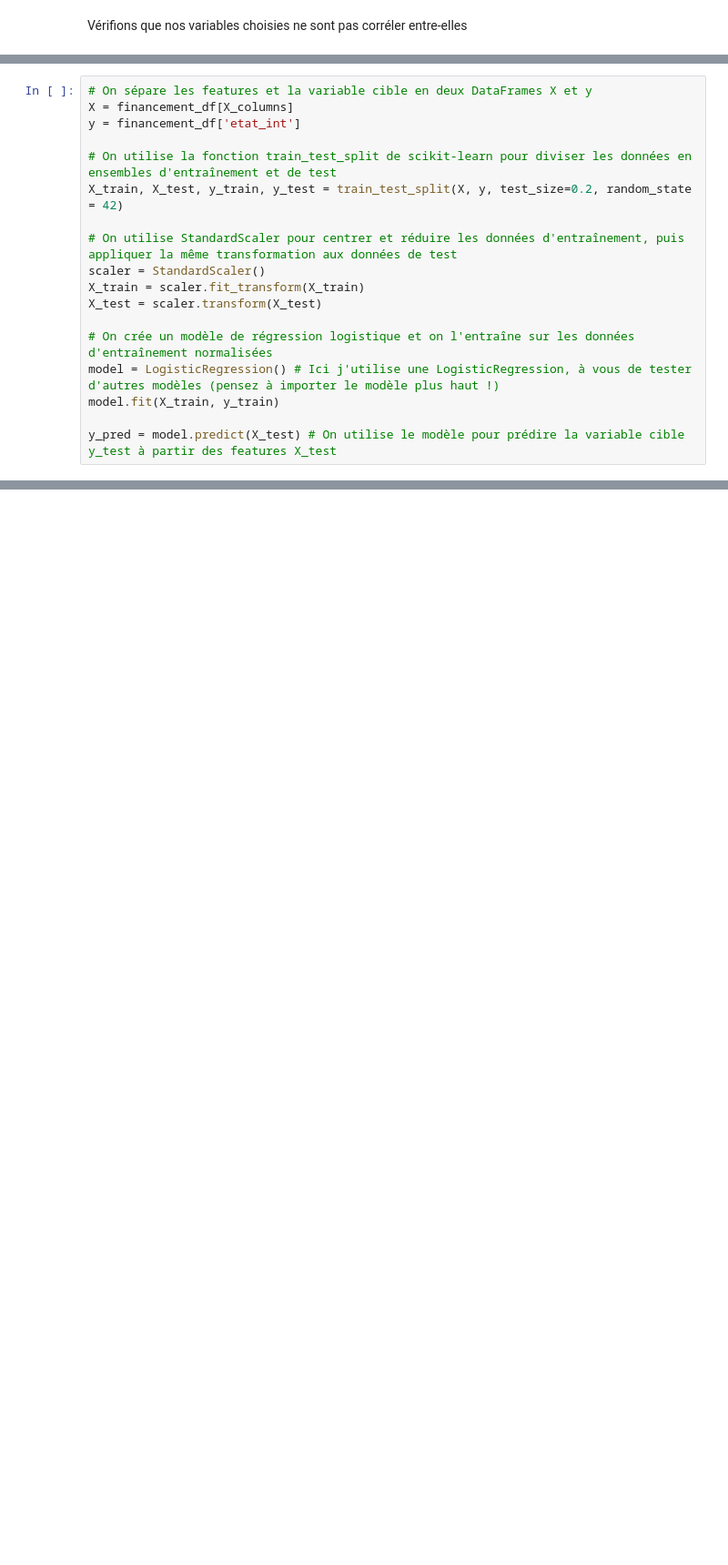
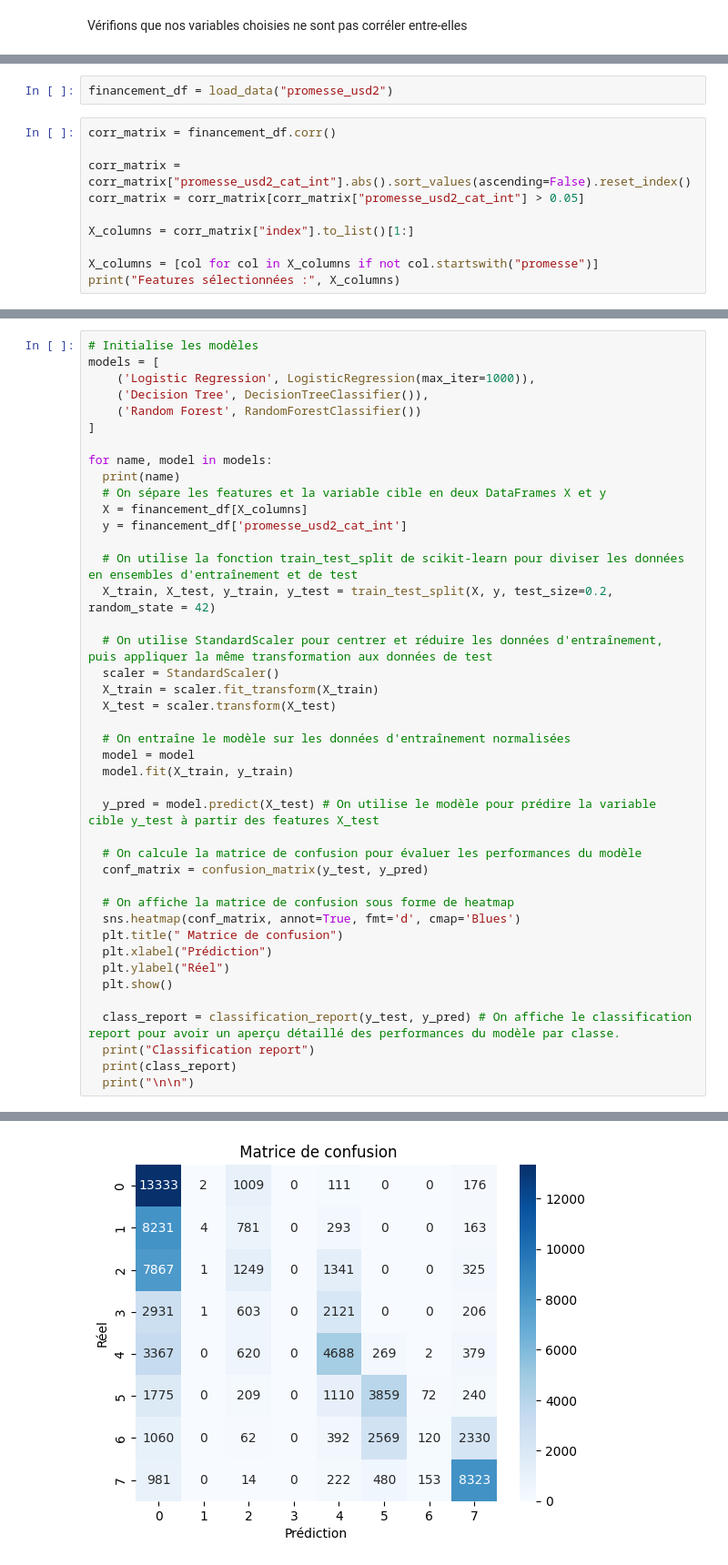
Before and after one commit to TheoKoess/Financement, a Jupyter notebook: Financement_Model.ipynb, the cells around one changed output, grey strips where cells are left out. Shown at 91% size. Drawn from its saved outputs; the diff is of its cells as text; blank space fills up the shorter version.

Commit message:
Ajout model montant

```diff
--- a/Financement_Model.ipynb
+++ b/Financement_Model.ipynb
@@ -155,0 +353,12 @@ plt.show()
+# %%
+financement_df = load_data("promesse_usd2")
+# %%
+corr_matrix = financement_df.corr()
+
+corr_matrix = corr_matrix["promesse_usd2_cat_int"].abs().sort_values(ascending=False).reset_index()
+corr_matrix = corr_matrix[corr_matrix["promesse_usd2_cat_int"] > 0.05]
+
+X_columns = corr_matrix["index"].to_list()[1:]
+
+X_columns = [col for col in X_columns if not col.startswith("promesse")]
+print("Features sélectionnées :", X_columns)
@@ -156,18 +425,43 @@ plt.show()
 # %%
-# On sépare les features et la variable cible en deux DataFrames X et y
-X = financement_df[X_columns]
-y = financement_df['etat_int']
+# Initialise les modèles
+models = [
+    ('Logistic Regression', LogisticRegression(max_iter=1000)),
+    ('Decision Tree', DecisionTreeClassifier()),
+    ('Random Forest', RandomForestClassifier())
+]
 
-# On utilise la fonction train_test_split de scikit-learn pour diviser les données en ensembles d'entraînement et de test
-X_train, X_test, y_train, y_test = train_test_split(X, y, test_size=0.2, random_state = 42)
+for name, model in models:
+  print(name)
+  # On sépare les features et la variable cible en deux DataFrames X et y
+  X = financement_df[X_columns]
+  y = financement_df['promesse_usd2_cat_int']
 
-# On utilise StandardScaler pour centrer et réduire les données d'entraînement, puis appliquer la même transformation aux données de test
-scaler = StandardScaler()
-X_train = scaler.fit_transform(X_train)
-X_test = scaler.transform(X_test)
+  # On utilise la fonction train_test_split de scikit-learn pour diviser les données en ensembles d'entraînement et de test
+  X_train, X_test, y_train, y_test = train_test_split(X, y, test_size=0.2, random_state = 42)
 
-# On crée un modèle de régression logistique et on l'entraîne sur les données d'entraînement normalisées
-model = LogisticRegression() # Ici j'utilise une LogisticRegression, à vous de tester d'autres modèles (pensez à importer le modèle plus haut !)
-model.fit(X_train, y_train)
+  # On utilise StandardScaler pour centrer et réduire les données d'entraînement, puis appliquer la même transformation aux données de test
+  scaler = StandardScaler()
+  X_train = scaler.fit_transform(X_train)
+  X_test = scaler.transform(X_test)
 
-y_pred = model.predict(X_test) # On utilise le modèle pour prédire la variable cible y_test à partir des features X_test
+  # On entraîne le modèle sur les données d'entraînement normalisées
+  model = model
+  model.fit(X_train, y_train)
+
+  y_pred = model.predict(X_test) # On utilise le modèle pour prédire la variable cible y_test à partir des features X_test
+
+  # On calcule la matrice de confusion pour évaluer les performances du modèle
+  conf_matrix = confusion_matrix(y_test, y_pred)
+
+  # On affiche la matrice de confusion sous forme de heatmap
+  sns.heatmap(conf_matrix, annot=True, fmt='d', cmap='Blues')
+  plt.title(" Matrice de confusion")
+  plt.xlabel("Prédiction")
+  plt.ylabel("Réel")
+  plt.show()
+
+  class_report = classification_report(y_test, y_pred) # On affiche le classification report pour avoir un aperçu détaillé des performances du modèle par classe.
+  print("Classification report")
+  print(class_report)
+  print("\n\n")
+# %% [output]
@@ -173,0 +469 @@ y_pred = model.predict(X_test) # On utilise le modèle pour prédire la variable
+[figure, added]
```
Also changed, not shown: parts of 26 cells of this notebook.
